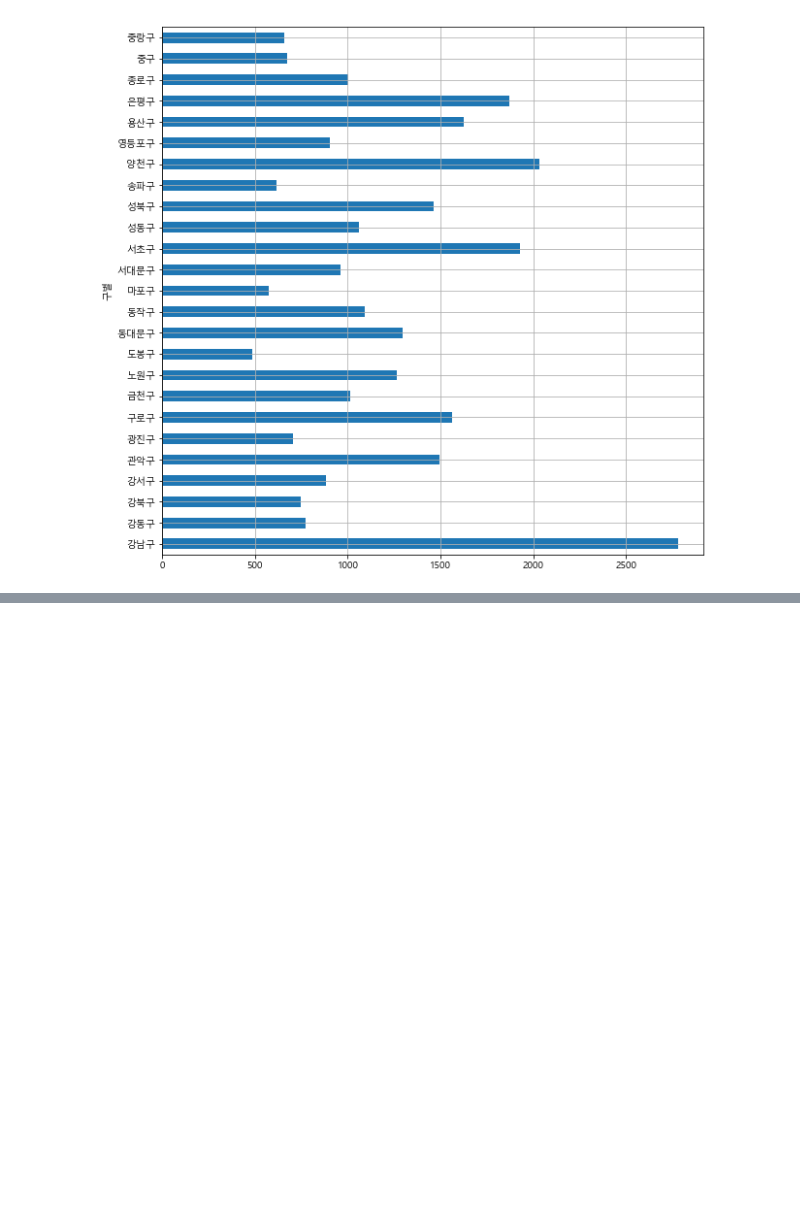
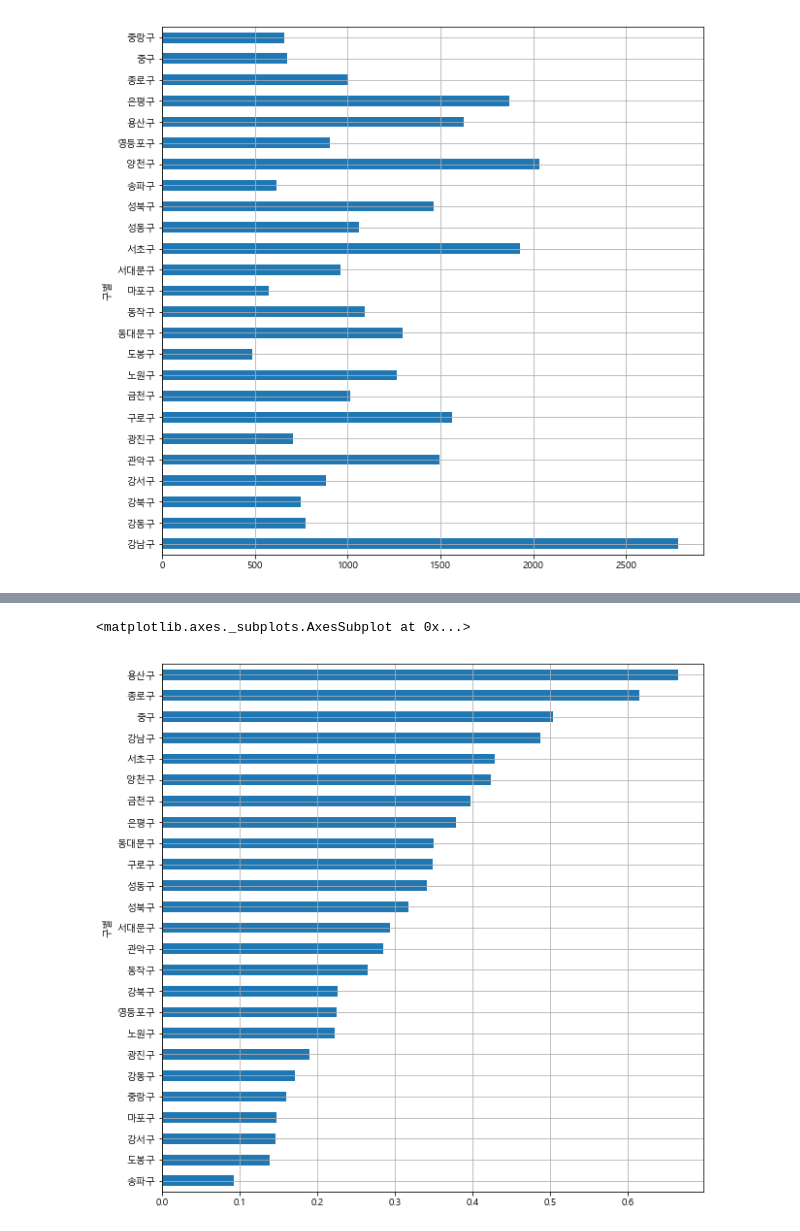
Before and after one commit to namsoojang/Play_with_Data_3rd, a Jupyter notebook: 1.CCTV/1장 CCTV.ipynb, the cells around one changed output, grey strips where cells are left out. Saved outputs shown, nothing was run; the diff lists cells and outputs as text; code cells hidden in the pictures; blank space fills up the shorter version.

```diff
--- a/1.CCTV/1장 CCTV.ipynb
+++ b/1.CCTV/1장 CCTV.ipynb
@@ -366,0 +397,8 @@ data_result['소계'].sort_values().plot(kind='barh',grid=True, figsize=(10,10))
+# %%
+# 인구대비 CCTV비율
+
+data_result['CCTV비율'] = data_result.소계 / data_result.인구수*100   # 비율???  기준 시점 다름......
+data_result.CCTV비율.sort_values().plot(kind='barh', grid=True, figsize=(10,10))
+# %% [output]
+<matplotlib.axes._subplots.AxesSubplot at 0x...>
+[figure, added]
```
Also changed, not shown: parts of 16 cells of this notebook.
